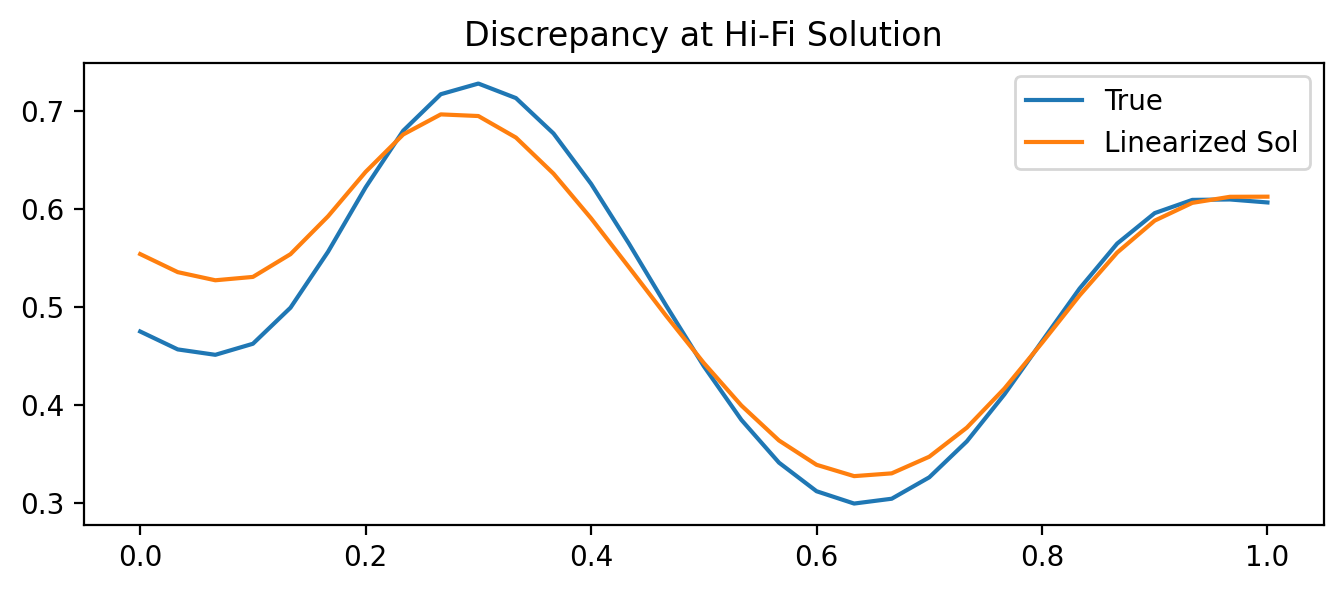
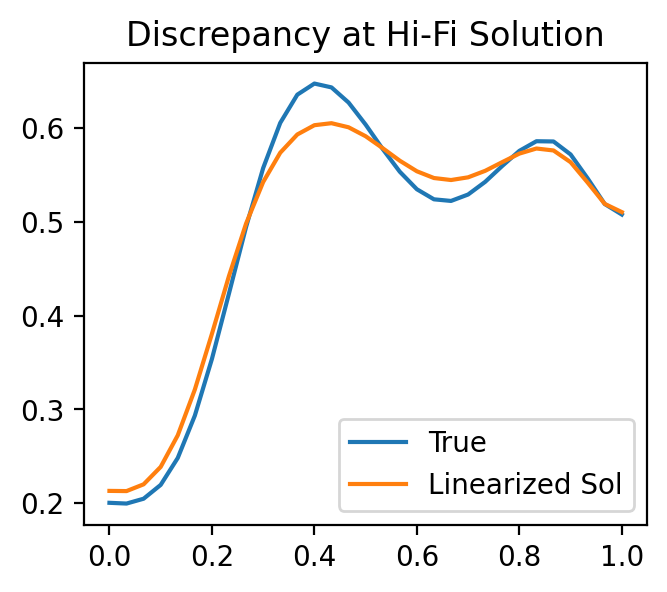
The notebook cell's code change between the first figure and the second:
--- before
+++ after
@@ -1,4 +1,4 @@
 plt.figure(figsize=(8, 3))
-# plt.subplot(1, 2, 1)
+plt.subplot(1, 2, 1)
 vertex_plot(kt_hifi+d_hifi, label='True')
 vertex_plot(kt_hifi+d_lin_est, label=r'Linearized Sol')

Commit: Checkpoint commit: lower enthalpy